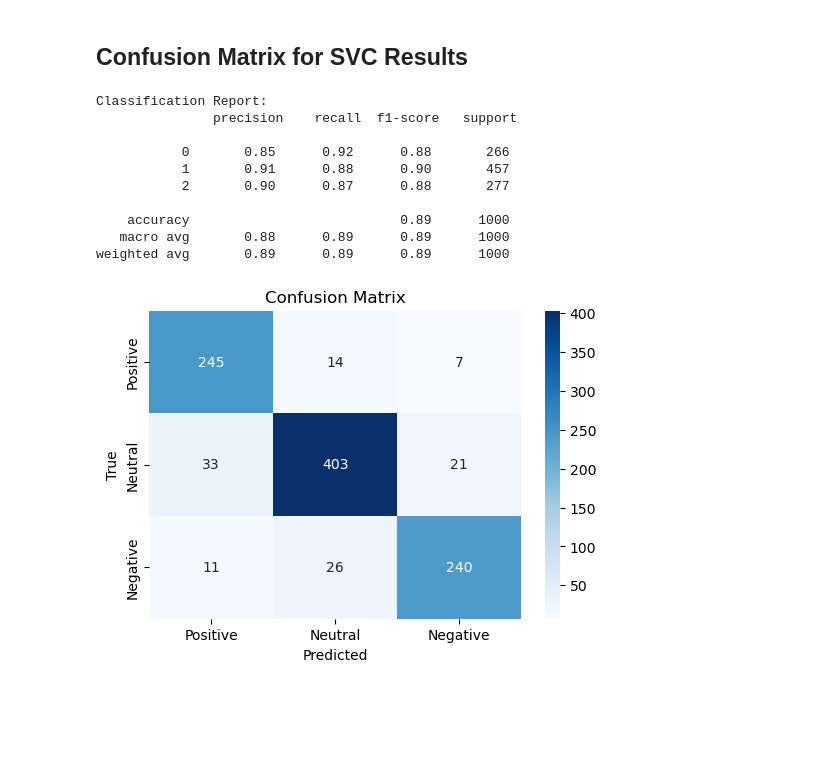
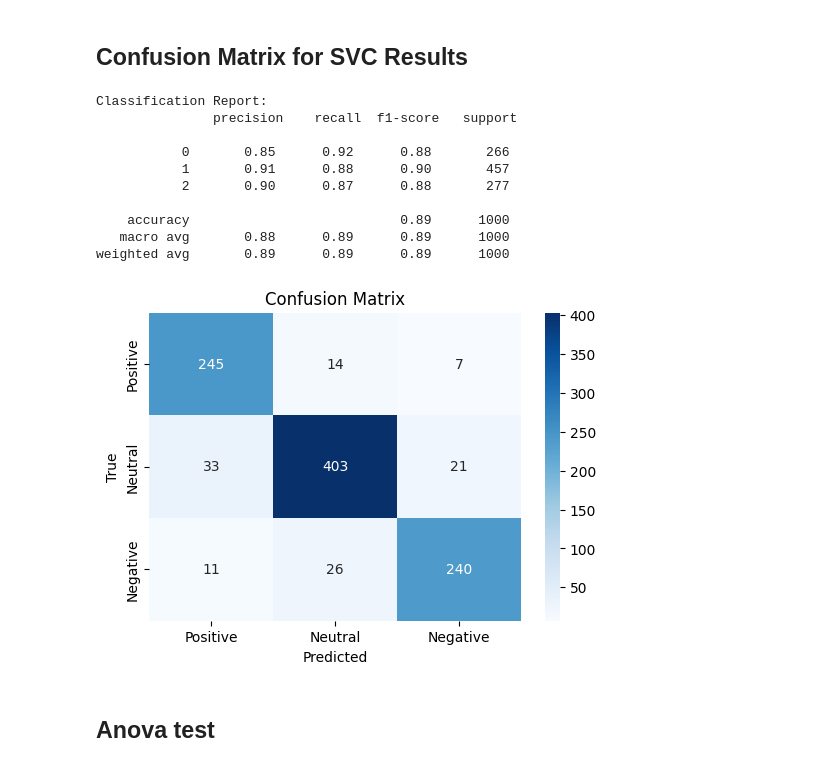
Before and after one commit to Ramsha-amir26/Twitter-Sentiment-Prediction, a Jupyter notebook: Twitter-Sentiment-Analysis.ipynb, the cells around one changed output. Cells and saved outputs as stored; diff of their text form; code cells hidden in the pictures; blank space fills up the shorter version.

Commit message:
added statistical tests

```diff
--- a/Twitter-Sentiment-Analysis.ipynb
+++ b/Twitter-Sentiment-Analysis.ipynb
@@ -298,28 +342,30 @@ SVC(C=1, kernel='linear', random_state=42)
 # %% [markdown]
 ## Confusion Matrix for SVC Results
 # %%
-y_pred = svm_model.predict(X_test_tfidf)
+y_pred_svc= svm_model.predict(X_test_tfidf)
 
 print("Classification Report:\n", classification_report(y_test, y_pred))
 
 conf_matrix = confusion_matrix(y_test, y_pred)
 plt.figure(figsize=(6, 4))
 sns.heatmap(conf_matrix, annot=True, fmt='d', cmap='Blues',
             xticklabels=['Positive', 'Neutral', 'Negative'],
             yticklabels=['Positive', 'Neutral', 'Negative'])
 plt.xlabel('Predicted')
 plt.ylabel('True')
 plt.title('Confusion Matrix')
 plt.show()
 # %% [output]
 Classification Report:
                precision    recall  f1-score   support
 
            0       0.85      0.92      0.88       266
            1       0.91      0.88      0.90       457
            2       0.90      0.87      0.88       277
 
     accuracy                           0.89      1000
    macro avg       0.88      0.89      0.89      1000
 weighted avg       0.89      0.89      0.89      1000
-[figure, old version]
+[figure, new version]
+# %% [markdown]
+## Anova test
```
Also changed, not shown: parts of 12 cells of this notebook, 1 other file.
